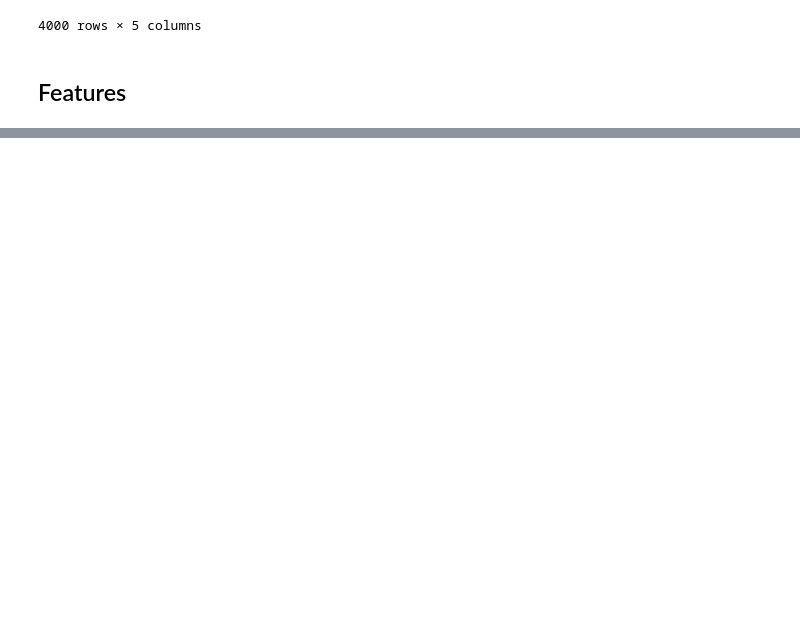
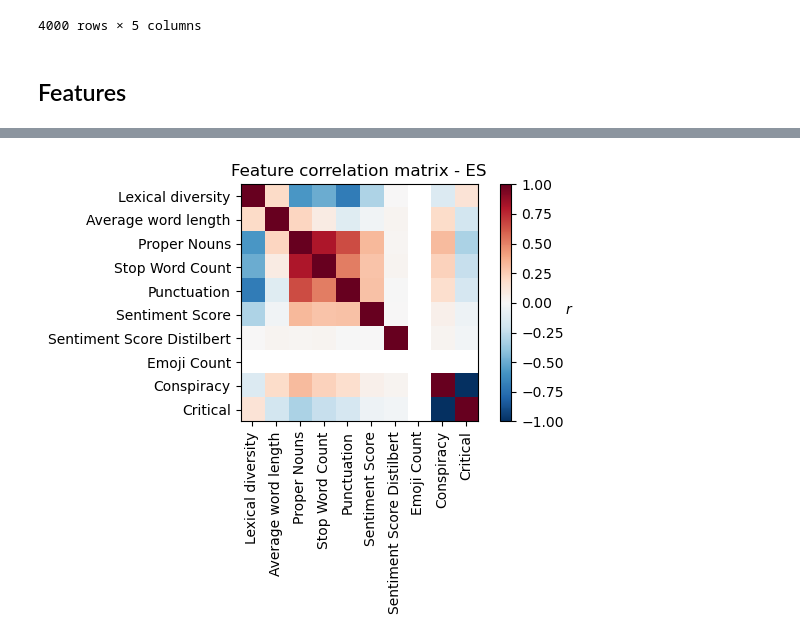
Before and after one commit to Boffl/pan-clef-2024, a Jupyter notebook: data/features.ipynb, the cells around one changed output, grey strips where cells are left out. Drawn from its saved outputs; the diff is of its cells as text; code cells hidden in the pictures; blank space fills up the shorter version.

```diff
--- a/data/features.ipynb
+++ b/data/features.ipynb
@@ -124,0 +194,27 @@ plt.tight_layout()
+# %%
+
+df_es = pd.read_json('data/dataset_es_train.json')
+# %%
+ax = plt.axes()
+feature_names = ['Lexical diversity', 'Average word length', 'Proper Nouns', 'Stop Word Count', 'Punctuation','Sentiment Score', 'Sentiment Score Distilbert', 'Emoji Count','Conspiracy', 'Critical', ]
+df_es['lexical_div'] = df_es['text'].apply(lexical_diversity)
+df_es['avg_word_len'] = df_es['text'].apply(avg_word_length)
+df_es['conspiracy'] = df_es['category'].apply(lambda x : float(x=='CONSPIRACY'))
+df_es['critical'] = df_es['category'].apply(lambda x : float(x=='CRITICAL'))
+df_es['proper_nouns'] = df_es['text'].apply(proper_nouns)
+df_es['punc_count'] = df_es['text'].apply(punc_count)
+df_es['sentiment_score'] = df_es['text'].apply(sentiment_score)
+df_es['sentiment_analysis_score'] = df['text'].apply(sentiment_analysis_score)
+df_es['stop_word_count'] = df_es['text'].apply(stop_word_count)
+df_es['emoji_count'] = df_es['text'].apply(emoji_count)
+im = ax.imshow(np.corrcoef(df_es[['lexical_div', 'avg_word_len', 'proper_nouns', 'stop_word_count','punc_count','sentiment_score', 'sentiment_analysis_score','emoji_count', 'conspiracy', 'critical']].T), cmap="RdBu_r", vmin=-1, vmax=1)
+ax.set_xticks(list(range(len(feature_names))))
+ax.set_xticklabels(feature_names, rotation=90)
+ax.set_yticks(list(range(len(feature_names))))
+ax.set_yticklabels(list(feature_names))
+
+plt.colorbar(im).ax.set_ylabel("$r$", rotation=0)
+ax.set_title("Feature correlation matrix - ES")
+plt.tight_layout()
+# %% [output]
+[figure, added]
```
Also changed, not shown: parts of 4 cells of this notebook.
